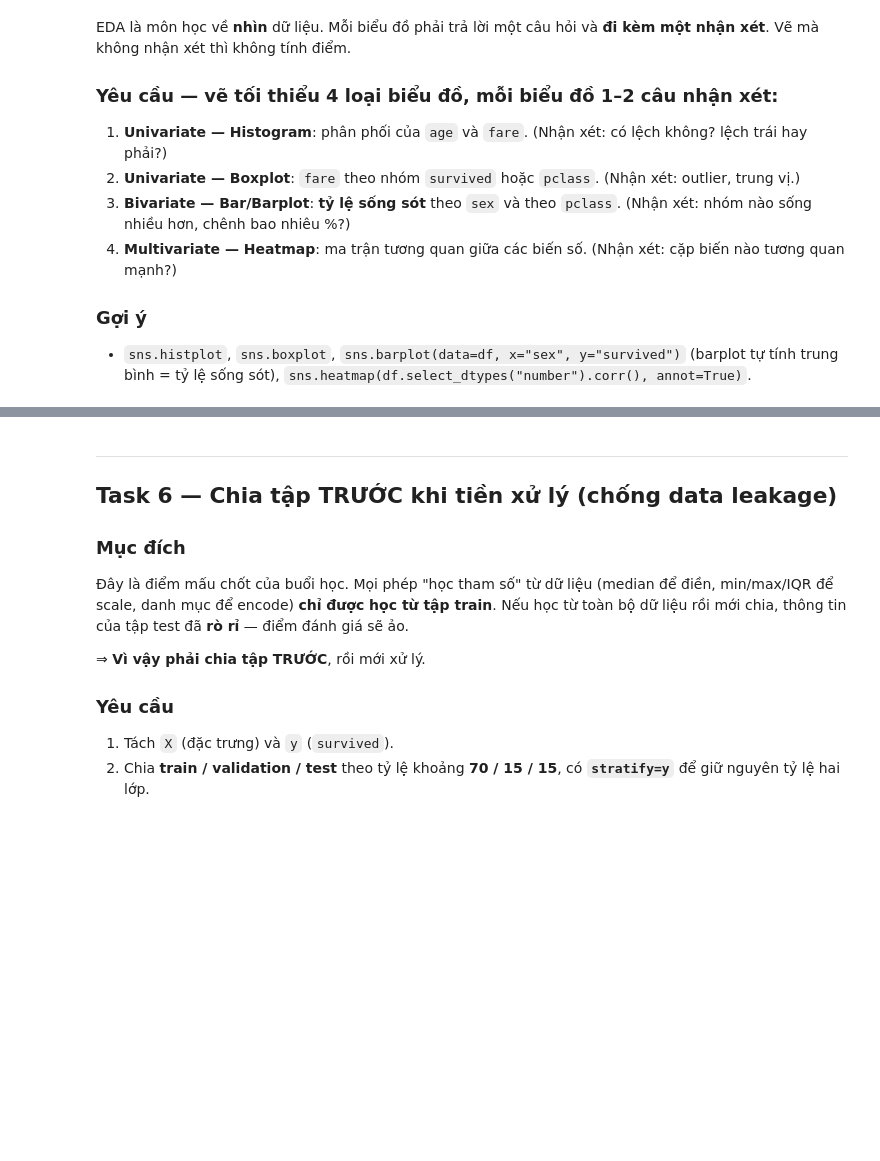
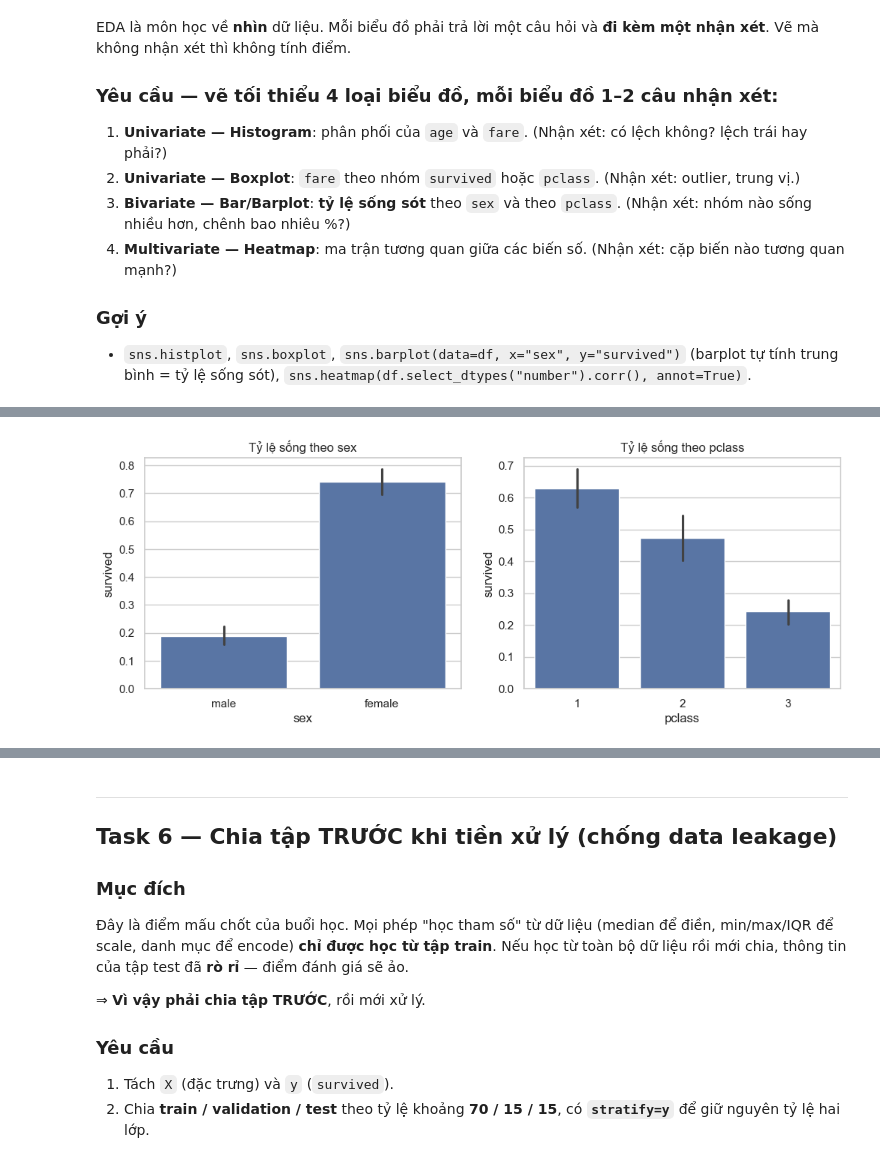
Before and after one commit to TrungQuanHCMUT/mliot-pyml-2026-hw, a Jupyter notebook: week03/baitap_buoi5_titanic.ipynb, the cells around one changed output, grey strips where cells are left out. Cells and saved outputs as stored; diff of their text form; code cells hidden in the pictures; blank space fills up the shorter version.

```diff
--- a/week03/baitap_buoi5_titanic.ipynb
+++ b/week03/baitap_buoi5_titanic.ipynb
@@ -228,0 +329,8 @@ EDA là môn học về **nhìn** dữ liệu. Mỗi biểu đồ phải trả l
+# %%
+# TODO 5c: Barplot tỷ lệ sống sót theo sex và pclass
+fig, axes = plt.subplots(1, 2, figsize=(12, 4))
+sns.barplot(data=df, x='sex', y='survived', ax=axes[0]).set_title('Tỷ lệ sống theo sex')
+sns.barplot(data=df, x='pclass', y='survived', ax=axes[1]).set_title('Tỷ lệ sống theo pclass')
+plt.show()
+# %% [output]
+[figure, added]
```
Also changed, not shown: parts of 32 cells of this notebook.
